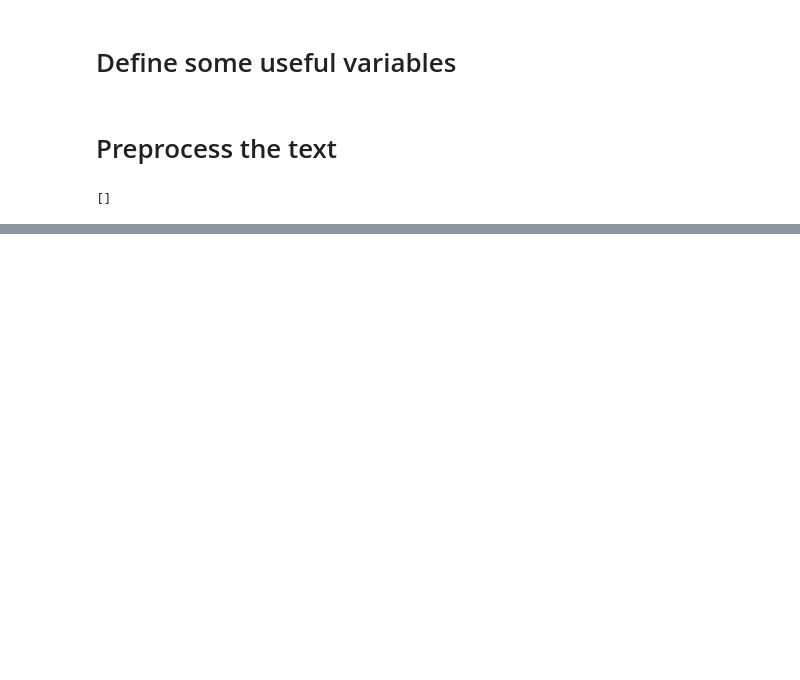
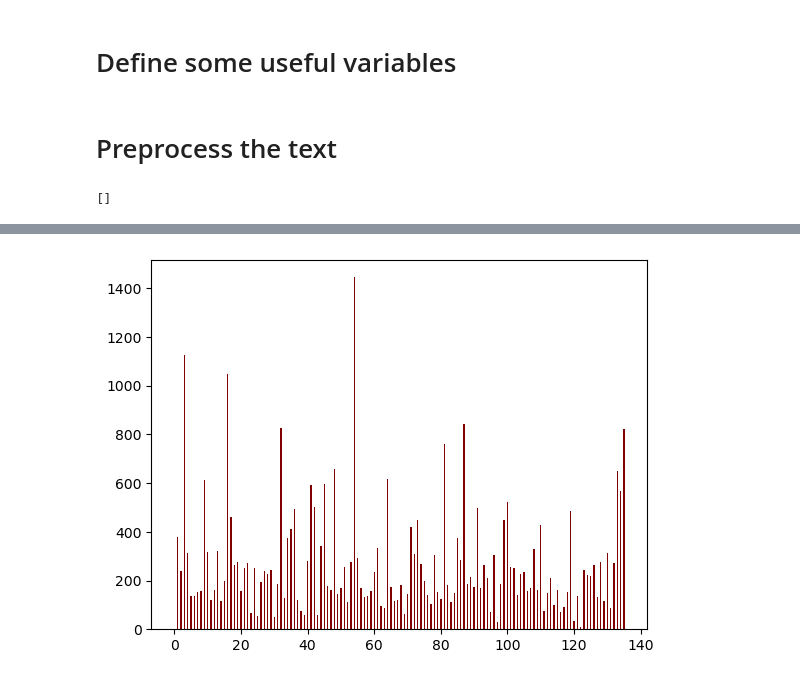
Before and after one commit to Pckay4058/COSC545-M2-Project, a Jupyter notebook: main.ipynb, the cells around one changed output, grey strips where cells are left out. Saved outputs shown, nothing was run; the diff lists cells and outputs as text; code cells hidden in the pictures; blank space fills up the shorter version.

```diff
--- a/main.ipynb
+++ b/main.ipynb
@@ -114,0 +100,22 @@ re.findall("CHAPTER\s\d+\.\s.*?(?=\W\D\s)\W\s*", md_text)
+# %%
+import nltk
+#nltk.download()
+from nltk.tokenize import word_tokenize
+
+temp = re.split("CHAPTER\s\d+\.\s.*?(?=\W\D\s)\W\s*"  ,md_text)
+
+print(nltk.pos_tag(temp))
+#print(len(temp))
+
+#for ch in temp:
+    #if ch != []:
+        #text = word_tokenize(ch)
+        #print(text)
+        #print(nltk.pos_tag(ch))
+
+#text = word_tokenize(md_text)
+#print(nltk.pos_tag(text))
+
+#brown_news_tagged = text.tagged_words(tagset='universal')
+#tag_fd = nltk.FreqDist(tag for (word, tag) in brown_news_tagged)
+#tag_fd.most_common()
@@ -114,0 +194,12 @@ re.findall("CHAPTER\s\d+\.\s.*?(?=\W\D\s)\W\s*", md_text)
+# %%
+import numpy as np
+import matplotlib.pyplot as plt
+
+#for i
+
+plt.bar(list(range(0,136)), verbPerCh, color ='maroon',
+        width = 0.4)
+
+plt.show()
+# %% [output]
+[figure, added]
```
Also changed, not shown: parts of 7 cells of this notebook.
